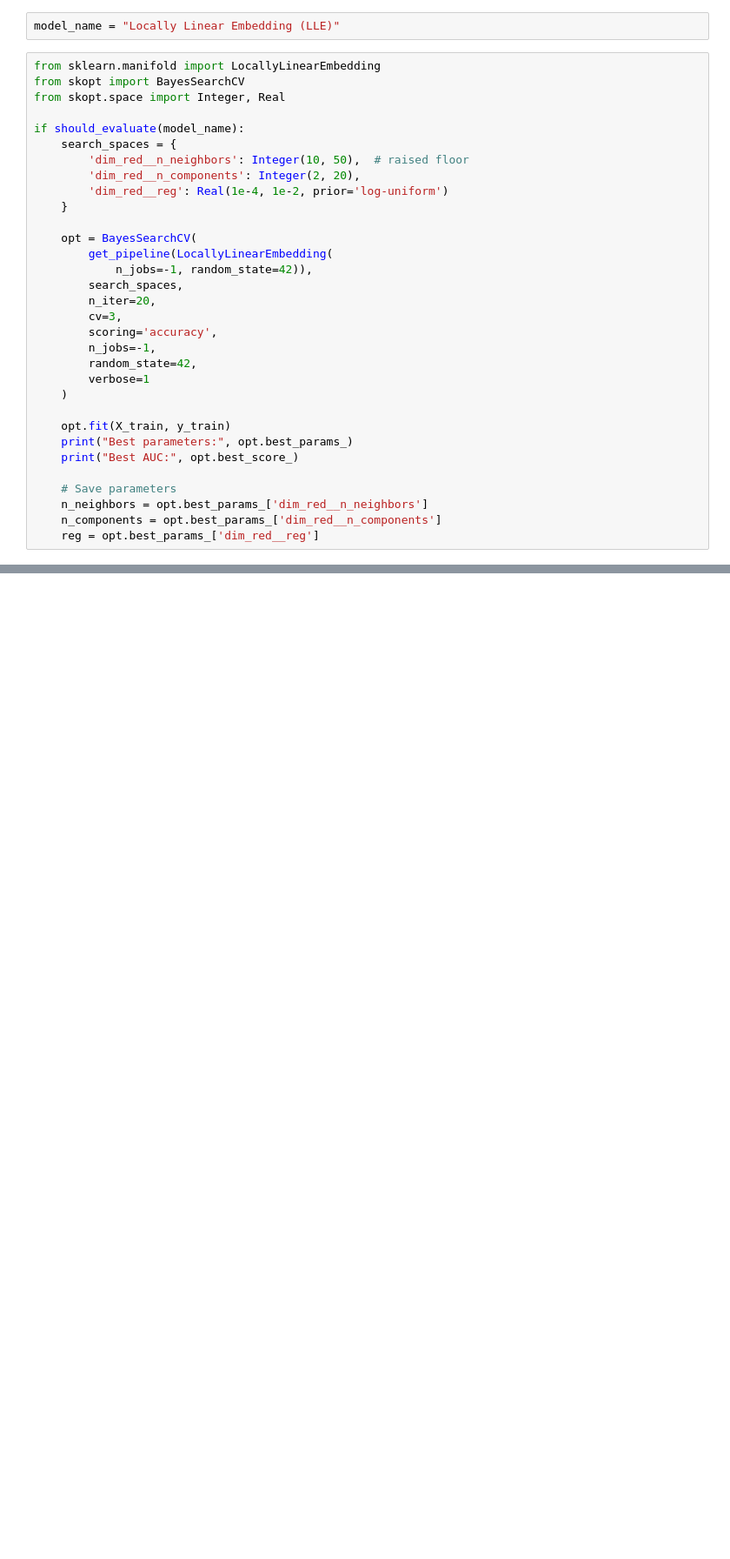
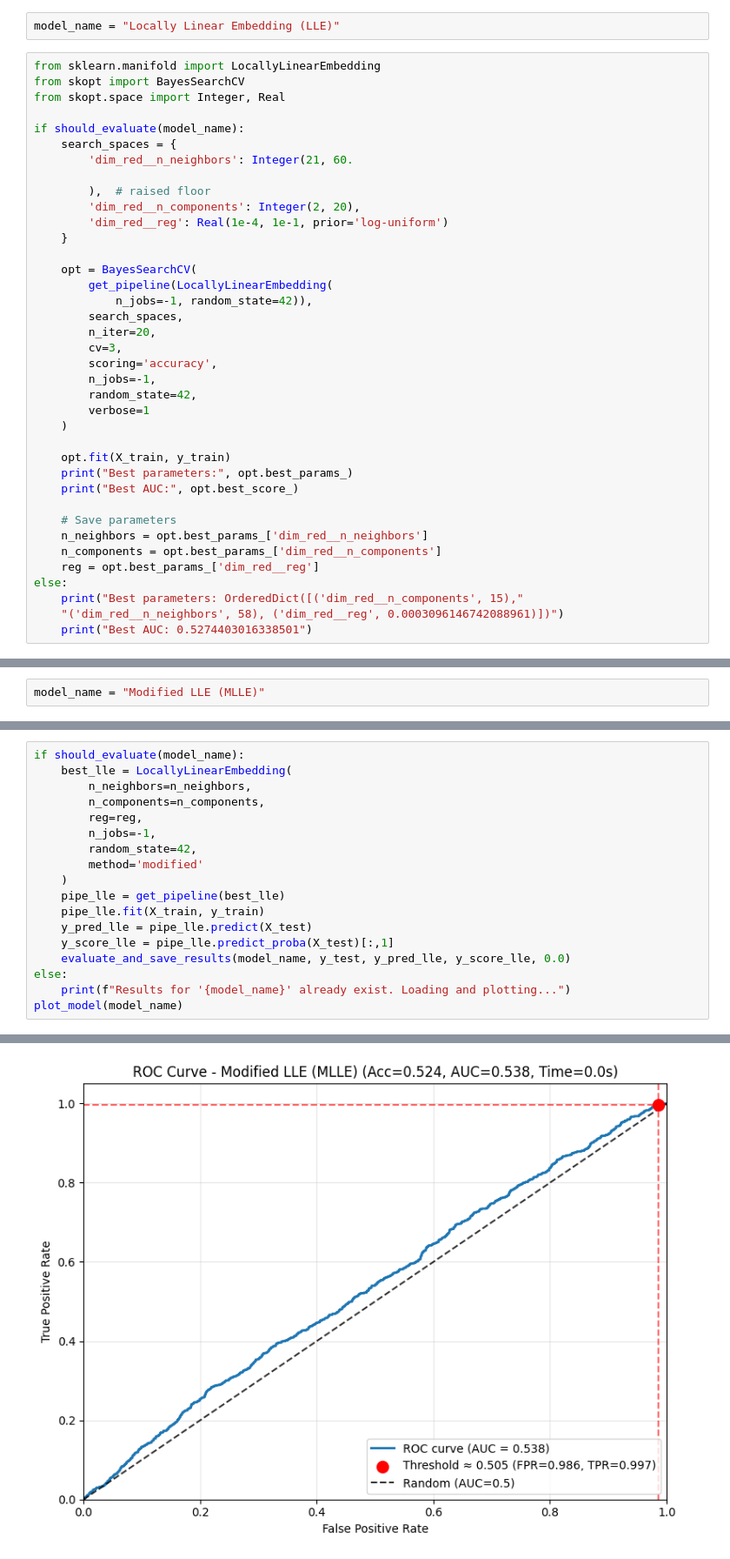
Before and after one commit to davidsmv/MachineLearningPortfolio, a Jupyter notebook: dimensionality_reduction/High_Dimensional_Datascape.ipynb, the cells around one changed output, grey strips where cells are left out. Shown at 87% size. Drawn from its saved outputs; the diff is of its cells as text; blank space fills up the shorter version.

```diff
--- a/dimensionality_reduction/High_Dimensional_Datascape.ipynb
+++ b/dimensionality_reduction/High_Dimensional_Datascape.ipynb
@@ -427,9 +427,11 @@ from skopt.space import Integer, Real
 
 if should_evaluate(model_name):
     search_spaces = {
-        'dim_red__n_neighbors': Integer(10, 50),  # raised floor
+        'dim_red__n_neighbors': Integer(21, 60.
+
+        ),  # raised floor
         'dim_red__n_components': Integer(2, 20),
-        'dim_red__reg': Real(1e-4, 1e-2, prior='log-uniform')
+        'dim_red__reg': Real(1e-4, 1e-1, prior='log-uniform')
     }
 
     opt = BayesSearchCV(
@@ -452,3 +454,7 @@ if should_evaluate(model_name):
     n_neighbors = opt.best_params_['dim_red__n_neighbors']
     n_components = opt.best_params_['dim_red__n_components']
     reg = opt.best_params_['dim_red__reg']
+else:
+    print("Best parameters: OrderedDict([('dim_red__n_components', 15),"
+    "('dim_red__n_neighbors', 58), ('dim_red__reg', 0.0003096146742088961)])")
+    print("Best AUC: 0.5274403016338501")
@@ -476,0 +495,2 @@ Results for 'Locally Linear Embedding (LLE)' already exist. Loading and plotting
+# %%
+model_name = "Modified LLE (MLLE)"
@@ -476,0 +538,19 @@ Results for 'Locally Linear Embedding (LLE)' already exist. Loading and plotting
+# %%
+if should_evaluate(model_name):
+    best_lle = LocallyLinearEmbedding(
+        n_neighbors=n_neighbors,
+        n_components=n_components,
+        reg=reg,
+        n_jobs=-1,
+        random_state=42,
+        method='modified'
+    )
+    pipe_lle = get_pipeline(best_lle)
+    pipe_lle.fit(X_train, y_train)
+    y_pred_lle = pipe_lle.predict(X_test)
+    y_score_lle = pipe_lle.predict_proba(X_test)[:,1]
+    evaluate_and_save_results(model_name, y_test, y_pred_lle, y_score_lle, 0.0)
+else:
+    print(f"Results for '{model_name}' already exist. Loading and plotting...")
+plot_model(model_name)
+# %% [output]
@@ -476,0 +558 @@ Results for 'Locally Linear Embedding (LLE)' already exist. Loading and plotting
+[figure, added]
```
Also changed, not shown: parts of 6 cells of this notebook, 1 other file.
